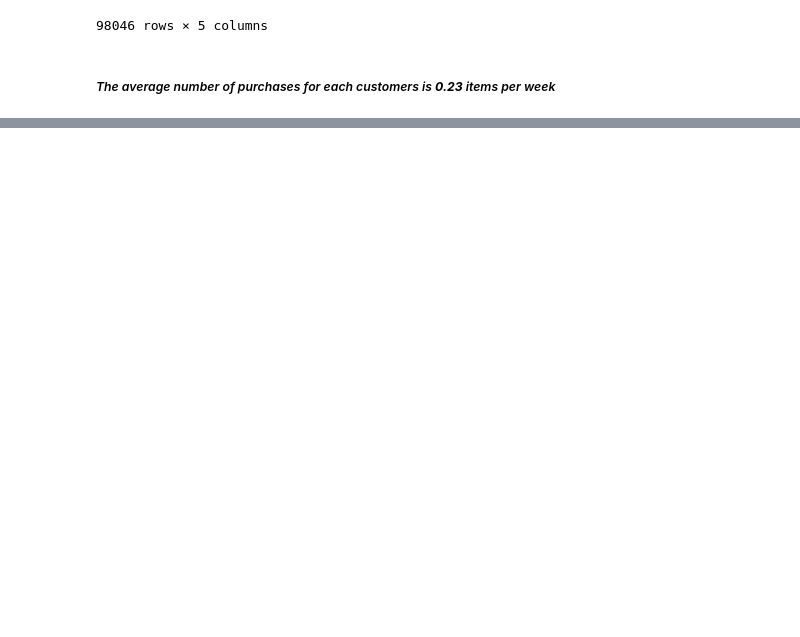
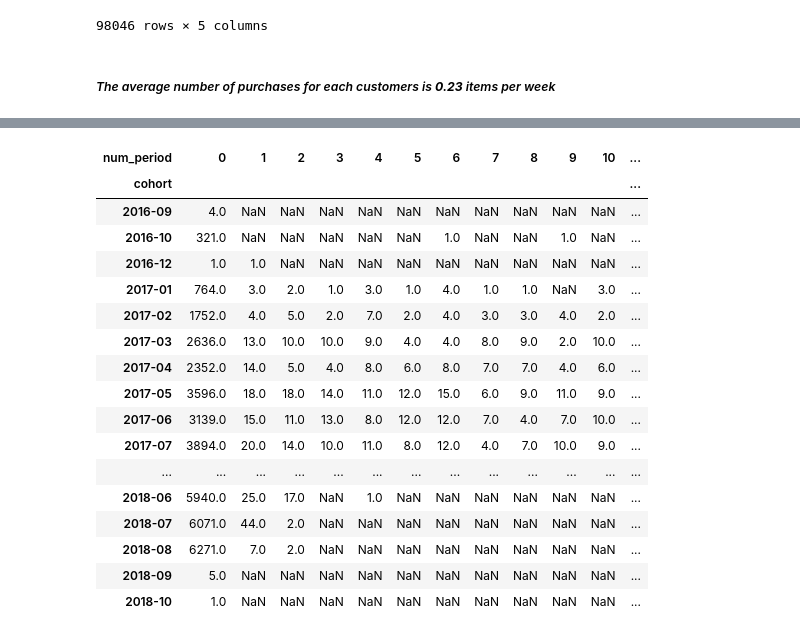
Before and after one commit to BernartGuddiny/eCommerce_project, a Jupyter notebook: project.ipynb, the cells around one changed output, grey strips where cells are left out. Drawn from its saved outputs; the diff is of its cells as text; code cells hidden in the pictures; blank space fills up the shorter version.

```diff
--- a/project.ipynb
+++ b/project.ipynb
@@ -319,0 +325,5 @@ df6
+# %%
+# Creating the dataframe necessary for analysis
+df7 = orders.merge(customers)[['customer_unique_id', 'order_purchase_timestamp']]
+
+df7.head()
@@ -319,0 +337,11 @@ df6
+# %%
+# Defining the month in which the product was purchased by the user
+df7['month'] = df7.order_purchase_timestamp\
+                    .dt\
+                    .to_period('M')
+# %%
+# Determining the month of the very first purchase made by the user
+df7['cohort'] = df7.groupby('customer_unique_id')['order_purchase_timestamp']\
+                    .transform('min')\
+                    .dt\
+                    .to_period('M')
@@ -319,0 +357,35 @@ df6
+# %%
+# Creating a new dataframe for the cohort
+df_cohort = df7.groupby(['cohort', 'month'], as_index=False)\
+                .agg(num_customers=('customer_unique_id', 'nunique'))  # number of users in a cohort
+
+# Determining after how many months a second purchase was made
+df_cohort['num_period'] = df_cohort.month\
+                                    .sub(df_cohort.cohort)\
+                                    .apply(attrgetter('n'))
+# %%
+# Creating a pivot table
+cohort_pivot = df_cohort.pivot(index='cohort'
+                              , columns='num_period'
+                              , values='num_customers')
+
+cohort_pivot
+# %% [output]
+| num_period | 0 | 1 | 2 | 3 | 4 | 5 | 6 | 7 | 8 | 9 | 10 | ... |
+| cohort |  |  |  |  |  |  |  |  |  |  |  | ... |
+| 2016-09 | 4.0 | NaN | NaN | NaN | NaN | NaN | NaN | NaN | NaN | NaN | NaN | ... |
+| 2016-10 | 321.0 | NaN | NaN | NaN | NaN | NaN | 1.0 | NaN | NaN | 1.0 | NaN | ... |
+| 2016-12 | 1.0 | 1.0 | NaN | NaN | NaN | NaN | NaN | NaN | NaN | NaN | NaN | ... |
+| 2017-01 | 764.0 | 3.0 | 2.0 | 1.0 | 3.0 | 1.0 | 4.0 | 1.0 | 1.0 | NaN | 3.0 | ... |
+| 2017-02 | 1752.0 | 4.0 | 5.0 | 2.0 | 7.0 | 2.0 | 4.0 | 3.0 | 3.0 | 4.0 | 2.0 | ... |
+| 2017-03 | 2636.0 | 13.0 | 10.0 | 10.0 | 9.0 | 4.0 | 4.0 | 8.0 | 9.0 | 2.0 | 10.0 | ... |
+| 2017-04 | 2352.0 | 14.0 | 5.0 | 4.0 | 8.0 | 6.0 | 8.0 | 7.0 | 7.0 | 4.0 | 6.0 | ... |
+| 2017-05 | 3596.0 | 18.0 | 18.0 | 14.0 | 11.0 | 12.0 | 15.0 | 6.0 | 9.0 | 11.0 | 9.0 | ... |
+| 2017-06 | 3139.0 | 15.0 | 11.0 | 13.0 | 8.0 | 12.0 | 12.0 | 7.0 | 4.0 | 7.0 | 10.0 | ... |
+| 2017-07 | 3894.0 | 20.0 | 14.0 | 10.0 | 11.0 | 8.0 | 12.0 | 4.0 | 7.0 | 10.0 | 9.0 | ... |
+| ... | ... | ... | ... | ... | ... | ... | ... | ... | ... | ... | ... | ... |
+| 2018-06 | 5940.0 | 25.0 | 17.0 | NaN | 1.0 | NaN | NaN | NaN | NaN | NaN | NaN | ... |
+| 2018-07 | 6071.0 | 44.0 | 2.0 | NaN | NaN | NaN | NaN | NaN | NaN | NaN | NaN | ... |
+| 2018-08 | 6271.0 | 7.0 | 2.0 | NaN | NaN | NaN | NaN | NaN | NaN | NaN | NaN | ... |
+| 2018-09 | 5.0 | NaN | NaN | NaN | NaN | NaN | NaN | NaN | NaN | NaN | NaN | ... |
+| 2018-10 | 1.0 | NaN | NaN | NaN | NaN | NaN | NaN | NaN | NaN | NaN | NaN | ... |
```
Also changed, not shown: parts of 7 cells of this notebook.
